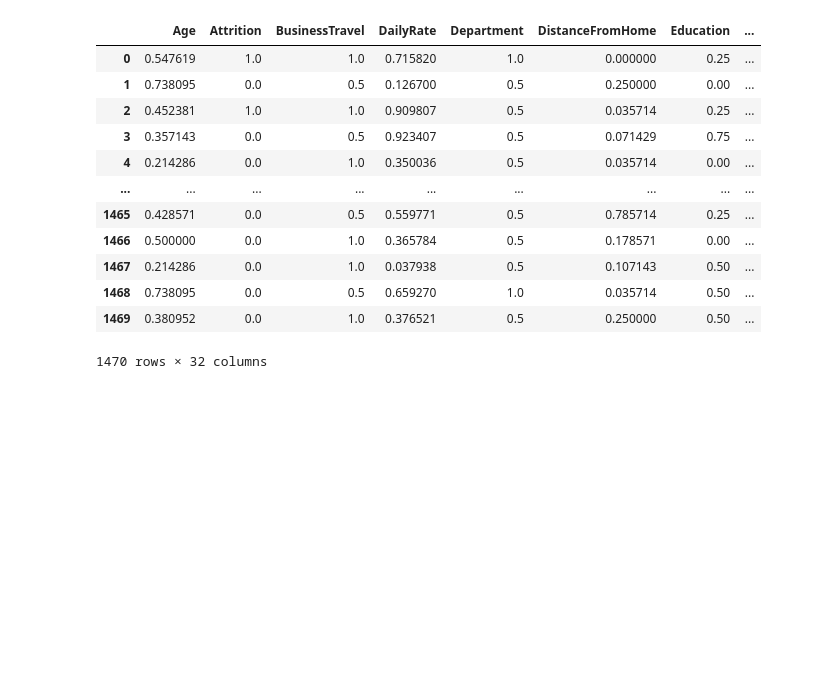
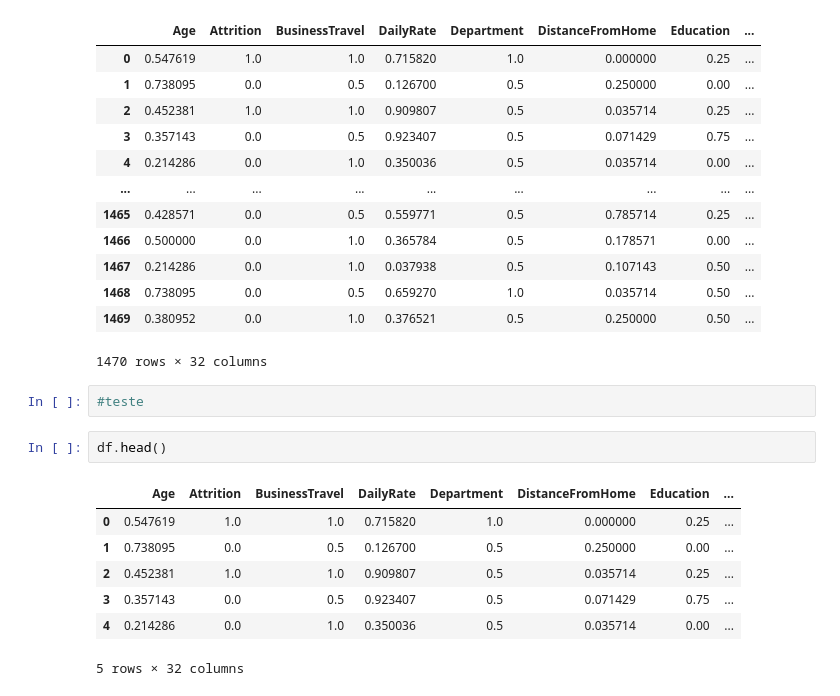
Before and after one commit to deboratcruz11/bootcamp, a Jupyter notebook: HR_Attrition.ipynb, the cells around one changed output. Cells and saved outputs as stored; diff of their text form; blank space fills up the shorter version.

Commit message:
teste

```diff
--- a/HR_Attrition.ipynb
+++ b/HR_Attrition.ipynb
@@ -698,3 +696,15 @@ df
 | 1468 | 0.738095 | 0.0 | 0.5 | 0.659270 | 1.0 | 0.035714 | 0.50 | ... |
 | 1469 | 0.380952 | 0.0 | 1.0 | 0.376521 | 0.5 | 0.250000 | 0.50 | ... |
 1470 rows × 32 columns
+# %%
+#teste
+# %%
+df.head()
+# %% [output]
+|  | Age | Attrition | BusinessTravel | DailyRate | Department | DistanceFromHome | Education | ... |
+| 0 | 0.547619 | 1.0 | 1.0 | 0.715820 | 1.0 | 0.000000 | 0.25 | ... |
+| 1 | 0.738095 | 0.0 | 0.5 | 0.126700 | 0.5 | 0.250000 | 0.00 | ... |
+| 2 | 0.452381 | 1.0 | 1.0 | 0.909807 | 0.5 | 0.035714 | 0.25 | ... |
+| 3 | 0.357143 | 0.0 | 0.5 | 0.923407 | 0.5 | 0.071429 | 0.75 | ... |
+| 4 | 0.214286 | 0.0 | 1.0 | 0.350036 | 0.5 | 0.035714 | 0.00 | ... |
+5 rows × 32 columns
```
Also changed, not shown: parts of 3 cells of this notebook.
